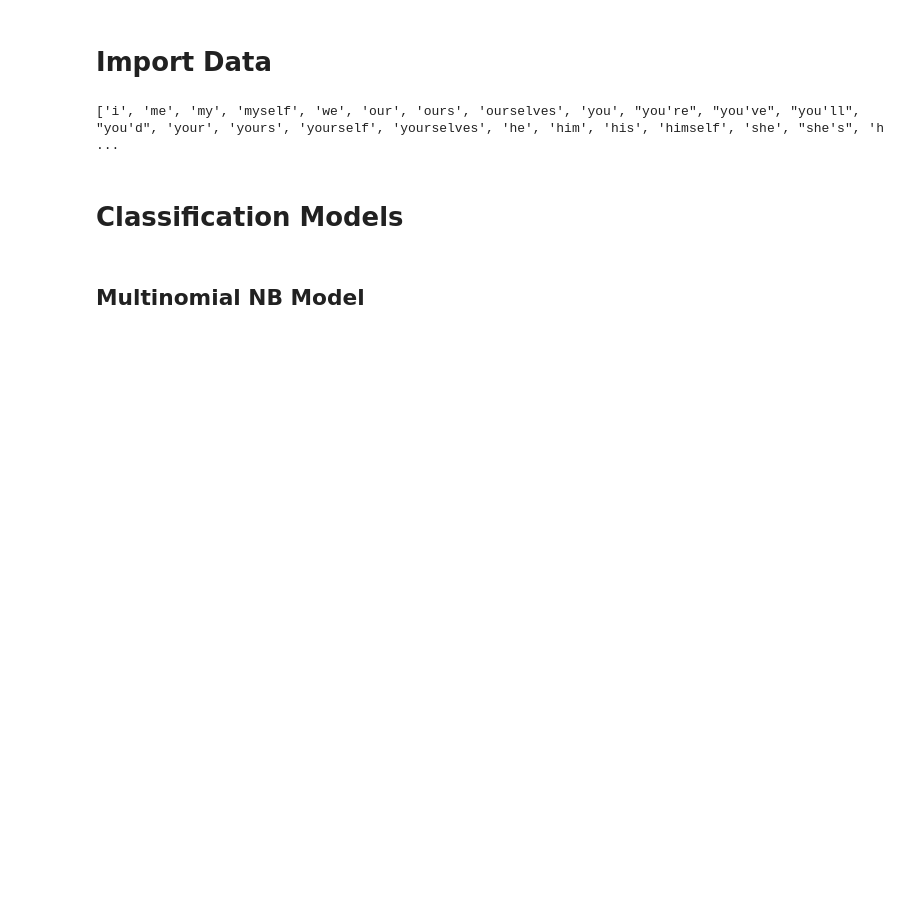
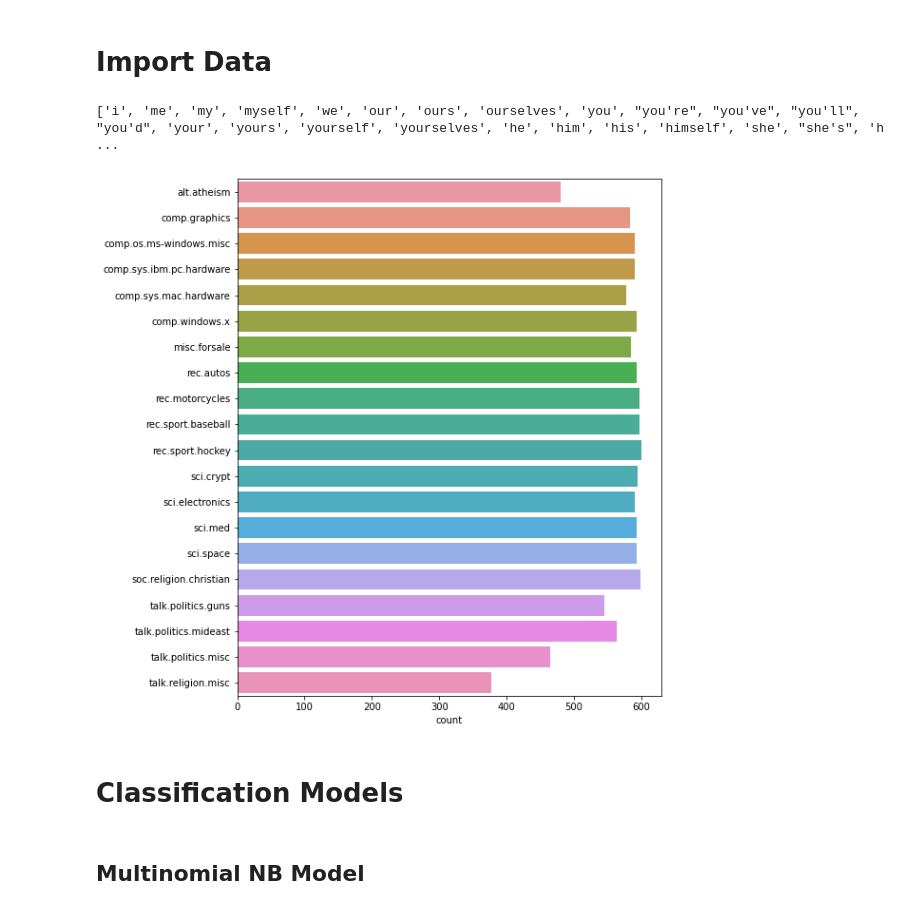
Before and after one commit to kurogo-nguyen/BTL-NLP, a Jupyter notebook: TF-IDF_3gram.ipynb, the cells around one changed output. Drawn from its saved outputs; the diff is of its cells as text; code cells hidden in the pictures; blank space fills up the shorter version.

Commit message:
visualize

```diff
--- a/TF-IDF_3gram.ipynb
+++ b/TF-IDF_3gram.ipynb
@@ -11,6 +12,6 @@ import re
 # %%
-train_path = r"C:\Users\htc\Desktop\NLP\BTL-NLP\20news-bydate-train"
-test_path = r"C:\Users\htc\Desktop\NLP\BTL-NLP\20news-bydate-test"
+train_path = r"20news-bydate-train"
+test_path = r"20news-bydate-test"
 # %%
 folders = sorted(os.listdir(train_path))
 folders
@@ -43,13 +44,21 @@ for folder in folders:
     train_data[folder] = []
     for doc in os.listdir(os.path.join(train_path, folder)):
         with open(os.path.join(train_path, folder, doc), encoding = 'latin-1') as opened_file:
-            train_data[folder].append(opened_file.read())
+            txt = opened_file.read()
+            # ignore_header = txt.find("\n\n")
+            # if(ignore_header > 0):
+            #     txt = txt[ignore_header+2:]
+            train_data[folder].append(txt)
 # %%
 test_data = {}
 for folder in folders:
     test_data[folder] = []
     for doc in os.listdir(os.path.join(test_path, folder)):
         with open(os.path.join(test_path, folder, doc), encoding = 'latin-1') as opened_file:
-            test_data[folder].append(opened_file.read())
+            txt = opened_file.read()
+            # ignore_header = txt.find("\n\n")
+            # if(ignore_header > 0):
+            #     txt = txt[ignore_header+2:]
+            test_data[folder].append(txt)
 # %%
 punctuations=list(punctuation)
@@ -121,3 +130,9 @@ for doc in X_test:
 # %%
 X_train = X_train_combine
 X_test = X_test_combine
+# %%
+plt.subplots(figsize=(8,10))
+pp = sns.countplot(y=Y_train)
+plt.show()
+# %% [output]
+[figure, added]
```
Also changed, not shown: parts of 12 cells of this notebook, 1 other file.
